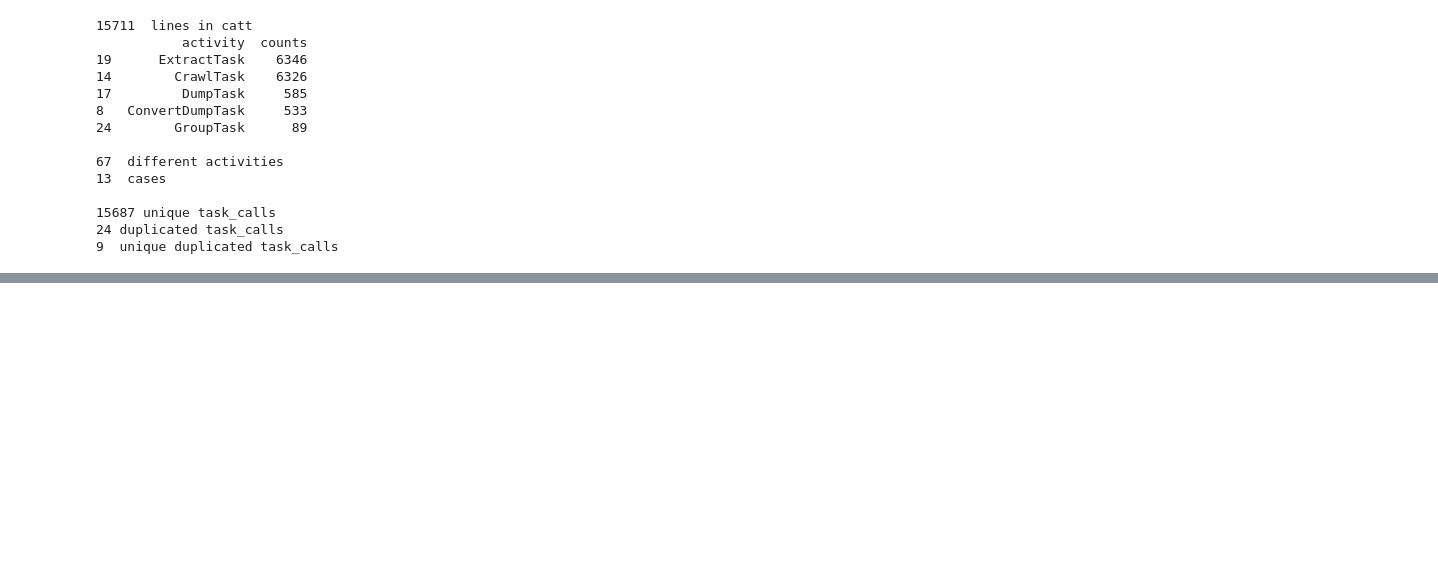
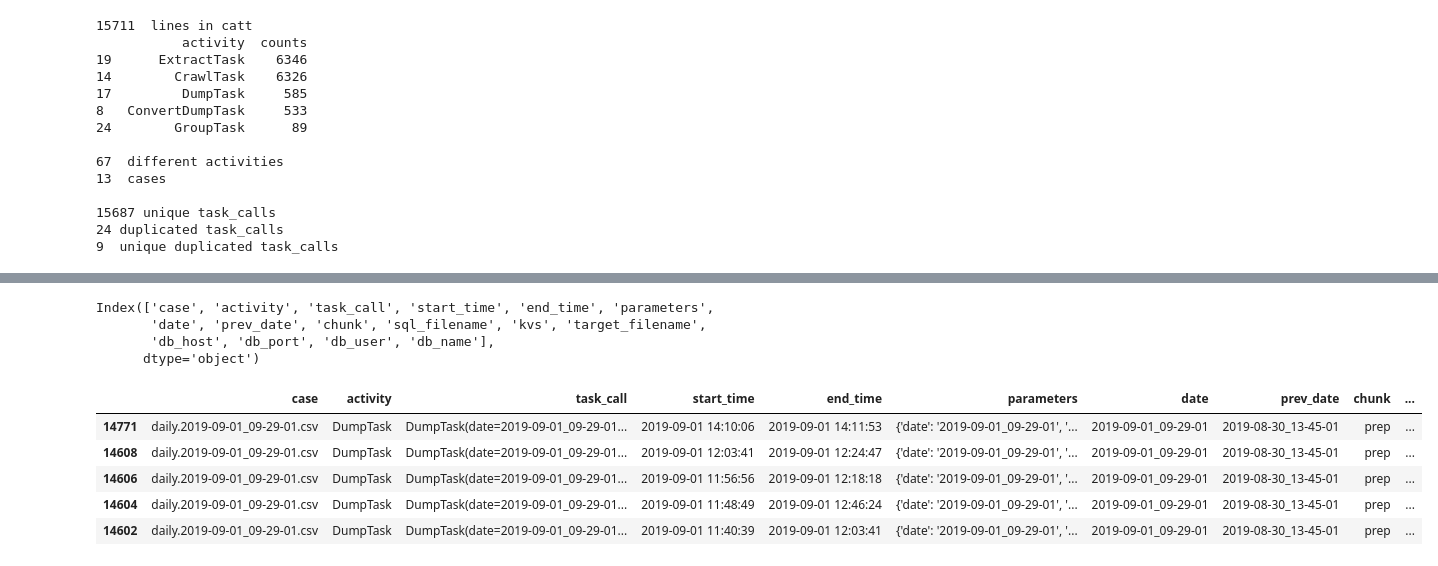
Before and after one commit to andreamalhera/perfSky, a Jupyter notebook: notebooks/logsToCatts.ipynb, the cells around one changed output, grey strips where cells are left out. Cells and saved outputs as stored; diff of their text form; code cells hidden in the pictures; blank space fills up the shorter version.

```diff
--- a/notebooks/logsToCatts.ipynb
+++ b/notebooks/logsToCatts.ipynb
@@ -372,0 +429,3 @@ KeyError: "['task_call'] not in index"
+# %%
+activity_selection = expanded_params[expanded_params['activity']=='DumpTask'].sort_values(by='case')
+activity_selection.columns
@@ -372,0 +441,16 @@ KeyError: "['task_call'] not in index"
+# %%
+activity_selection = activity_selection.dropna(axis=1,how='all')
+
+print(activity_selection.columns)
+activity_selection.head()
+# %% [output]
+Index(['case', 'activity', 'task_call', 'start_time', 'end_time', 'parameters',
+       'date', 'prev_date', 'chunk', 'sql_filename', 'kvs', 'target_filename',
+       'db_host', 'db_port', 'db_user', 'db_name'],
+      dtype='object')
+|  | case | activity | task_call | start_time | end_time | parameters | date | prev_date | chunk | ... |
+| 14771 | daily.2019-09-01_09-29-01.csv | DumpTask | DumpTask(date=2019-09-01_09-29-01... | 2019-09-01 14:10:06 | 2019-09-01 14:11:53 | {'date': '2019-09-01_09-29-01', '... | 2019-09-01_09-29-01 | 2019-08-30_13-45-01 | prep | ... |
+| 14608 | daily.2019-09-01_09-29-01.csv | DumpTask | DumpTask(date=2019-09-01_09-29-01... | 2019-09-01 12:03:41 | 2019-09-01 12:24:47 | {'date': '2019-09-01_09-29-01', '... | 2019-09-01_09-29-01 | 2019-08-30_13-45-01 | prep | ... |
+| 14606 | daily.2019-09-01_09-29-01.csv | DumpTask | DumpTask(date=2019-09-01_09-29-01... | 2019-09-01 11:56:56 | 2019-09-01 12:18:18 | {'date': '2019-09-01_09-29-01', '... | 2019-09-01_09-29-01 | 2019-08-30_13-45-01 | prep | ... |
+| 14604 | daily.2019-09-01_09-29-01.csv | DumpTask | DumpTask(date=2019-09-01_09-29-01... | 2019-09-01 11:48:49 | 2019-09-01 12:46:24 | {'date': '2019-09-01_09-29-01', '... | 2019-09-01_09-29-01 | 2019-08-30_13-45-01 | prep | ... |
+| 14602 | daily.2019-09-01_09-29-01.csv | DumpTask | DumpTask(date=2019-09-01_09-29-01... | 2019-09-01 11:40:39 | 2019-09-01 12:03:41 | {'date': '2019-09-01_09-29-01', '... | 2019-09-01_09-29-01 | 2019-08-30_13-45-01 | prep | ... |
```
Also changed, not shown: parts of 15 cells of this notebook.
